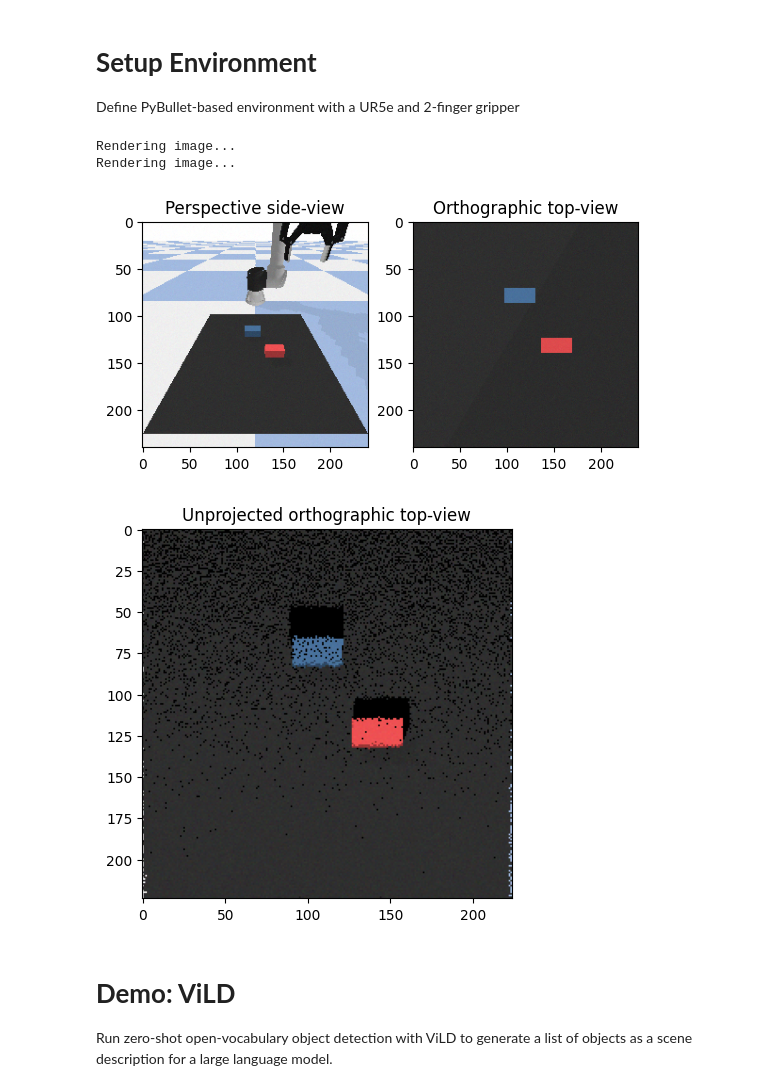
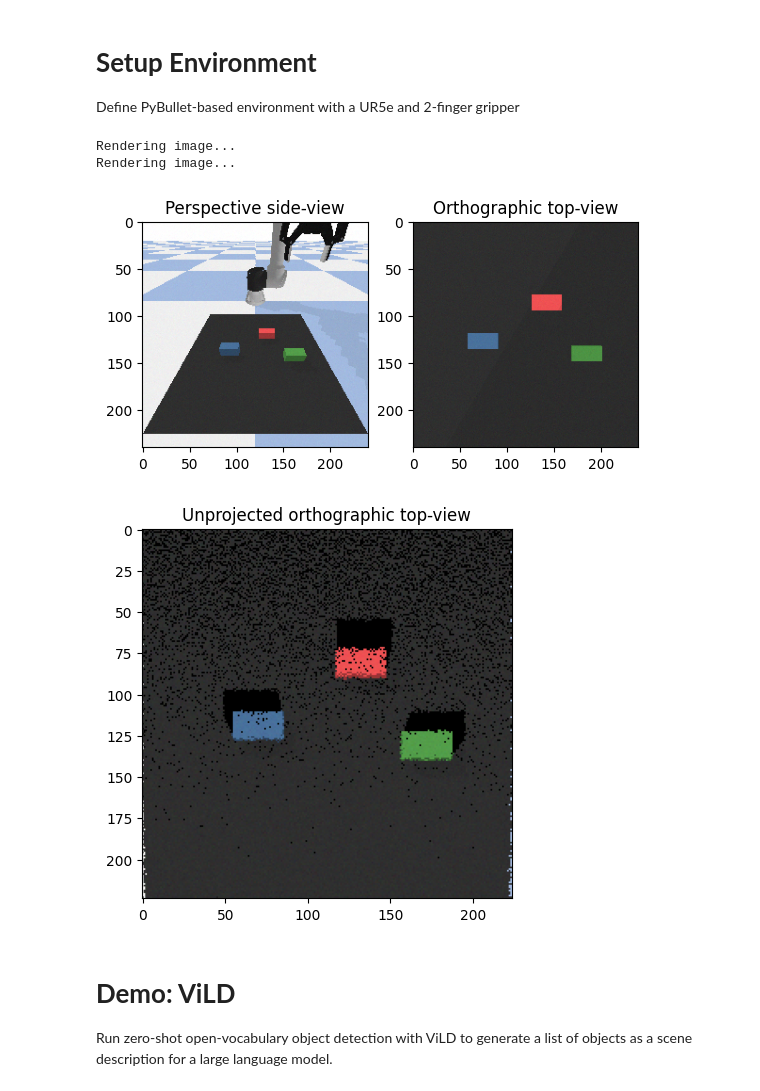
Before and after one commit to Matteo7100/SayCan-project, a Jupyter notebook: SC_WIP.ipynb, the cells around one changed output. Saved outputs shown, nothing was run; the diff lists cells and outputs as text; code cells hidden in the pictures.

```diff
--- a/SC_WIP.ipynb
+++ b/SC_WIP.ipynb
@@ -1213,36 +1226,36 @@ class DominoRobot():
 #@title Render images.
 
 # Define and reset environment.
-config = {'pick':  ['red block','blue block'],
+config = {'pick':  ['red block','blue block','green block'],
           'place': ['']}
 
 
 #np.random.seed(42)
 env = DominoRobot()
 obs = env.reset(config)
 
 plt.subplot(1, 2, 1)
 img = env.get_camera_image()
 plt.title('Perspective side-view')
 plt.imshow(img)
 plt.subplot(1, 2, 2)
 img = env.get_camera_image_top()
 img = np.flipud(img.transpose(1, 0, 2))
 plt.title('Orthographic top-view')
 plt.imshow(img)
 plt.show()
 
 # Note: orthographic cameras do not exist. But we can approximate them by
 # projecting a 3D point cloud from an RGB-D camera, then unprojecting that onto
 # an orthographic plane. Orthographic views are useful for spatial action maps.
 plt.title('Unprojected orthographic top-view')
 plt.imshow(obs['image'])
 plt.show()
 # %% [output]
 Rendering image...
 Rendering image...
-[figure, old version]
+[figure, new version]
-[figure, old version]
+[figure, new version]
 # %% [markdown]
 
 # **Demo: ViLD**
```
Also changed, not shown: parts of 15 cells of this notebook.
